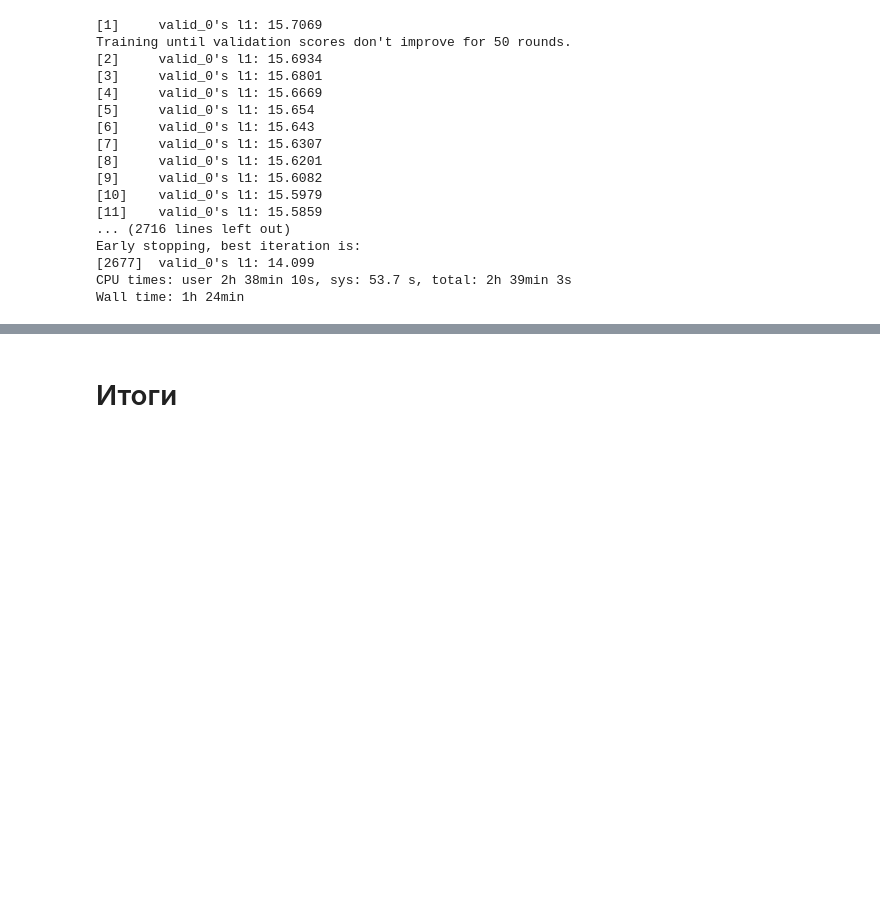
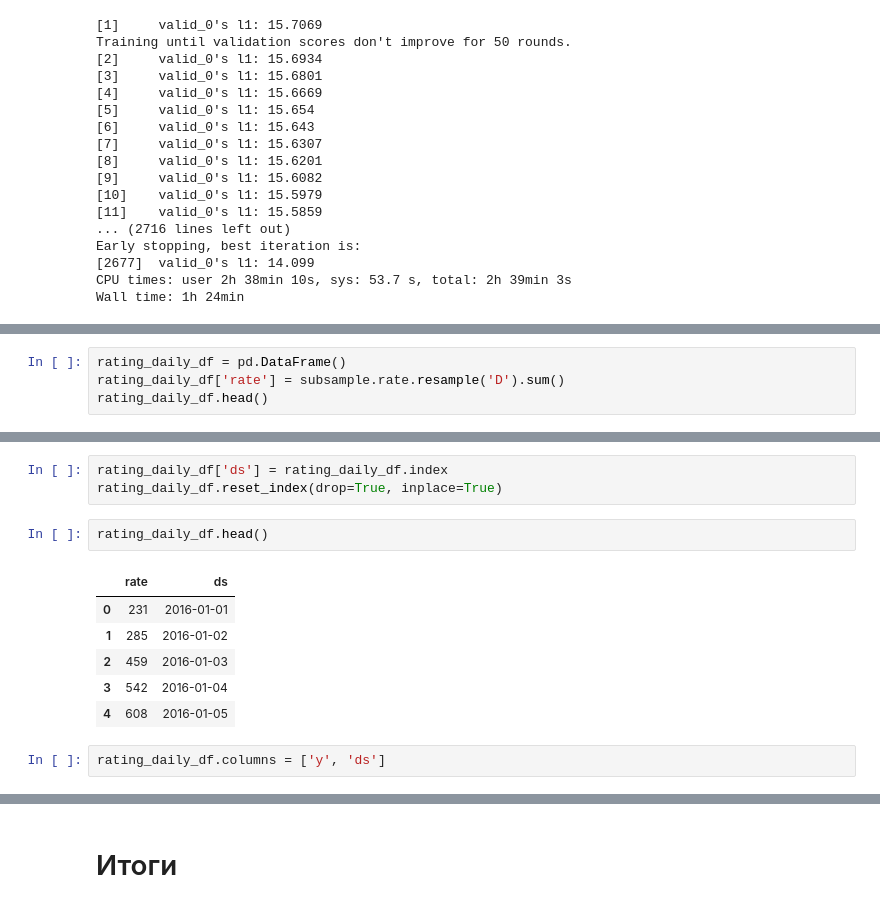
Before and after one commit to sureepoup/Habr_acrticle_rating_prediction, a Jupyter notebook: Habr_article_rating_prediction.ipynb, the cells around one changed output, grey strips where cells are left out. Cells and saved outputs as stored; diff of their text form; blank space fills up the shorter version.

```diff
--- a/Habr_article_rating_prediction.ipynb
+++ b/Habr_article_rating_prediction.ipynb
@@ -815,0 +859,4 @@ Wall time: 1h 24min
+# %%
+rating_daily_df = pd.DataFrame()
+rating_daily_df['rate'] = subsample.rate.resample('D').sum()
+rating_daily_df.head()
@@ -815,0 +871,14 @@ Wall time: 1h 24min
+# %%
+rating_daily_df['ds'] = rating_daily_df.index
+rating_daily_df.reset_index(drop=True, inplace=True)
+# %%
+rating_daily_df.head()
+# %% [output]
+|  | rate | ds |
+| 0 | 231 | 2016-01-01 |
+| 1 | 285 | 2016-01-02 |
+| 2 | 459 | 2016-01-03 |
+| 3 | 542 | 2016-01-04 |
+| 4 | 608 | 2016-01-05 |
+# %%
+rating_daily_df.columns = ['y', 'ds']
```
Also changed, not shown: parts of 32 cells of this notebook.
